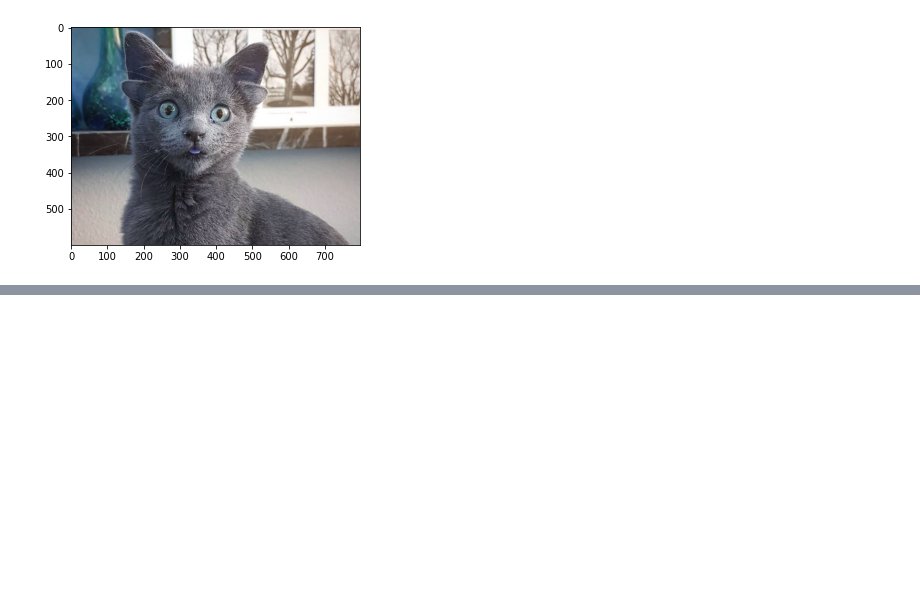
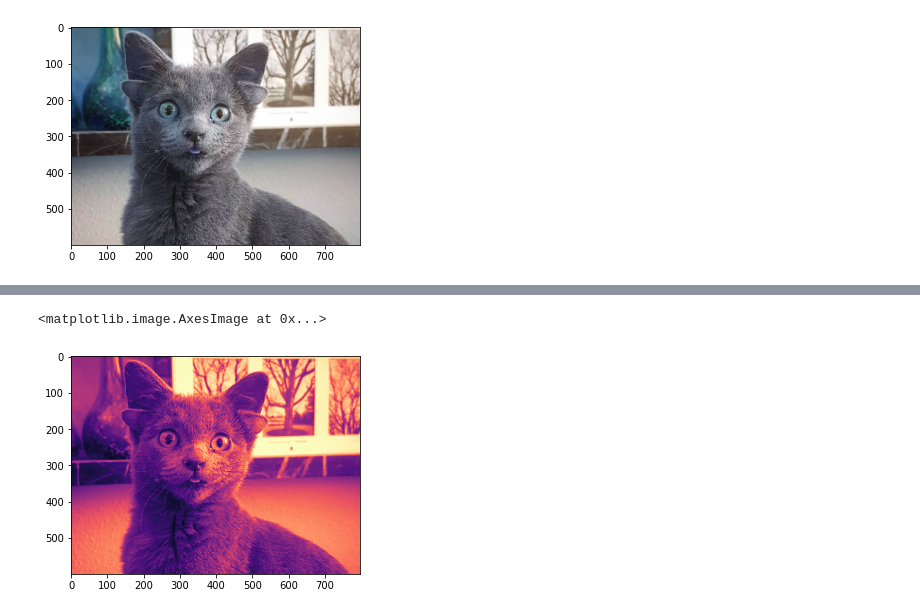
Before and after one commit to bagusjackal/PCVK_Genap_2022, a Jupyter notebook: week2.ipynb, the cells around one changed output, grey strips where cells are left out. Saved outputs shown, nothing was run; the diff lists cells and outputs as text; code cells hidden in the pictures; blank space fills up the shorter version.

```diff
--- a/week2.ipynb
+++ b/week2.ipynb
@@ -20,0 +39,5 @@ plt.imshow(img) # perhatikan hasilnya adalah citra dengan channel warna BGR
+# %%
+plt.imshow(img_gray, cmap='magma')
+# %% [output]
+<matplotlib.image.AxesImage at 0x...>
+[figure, added]
```
Also changed, not shown: parts of 27 cells of this notebook.
